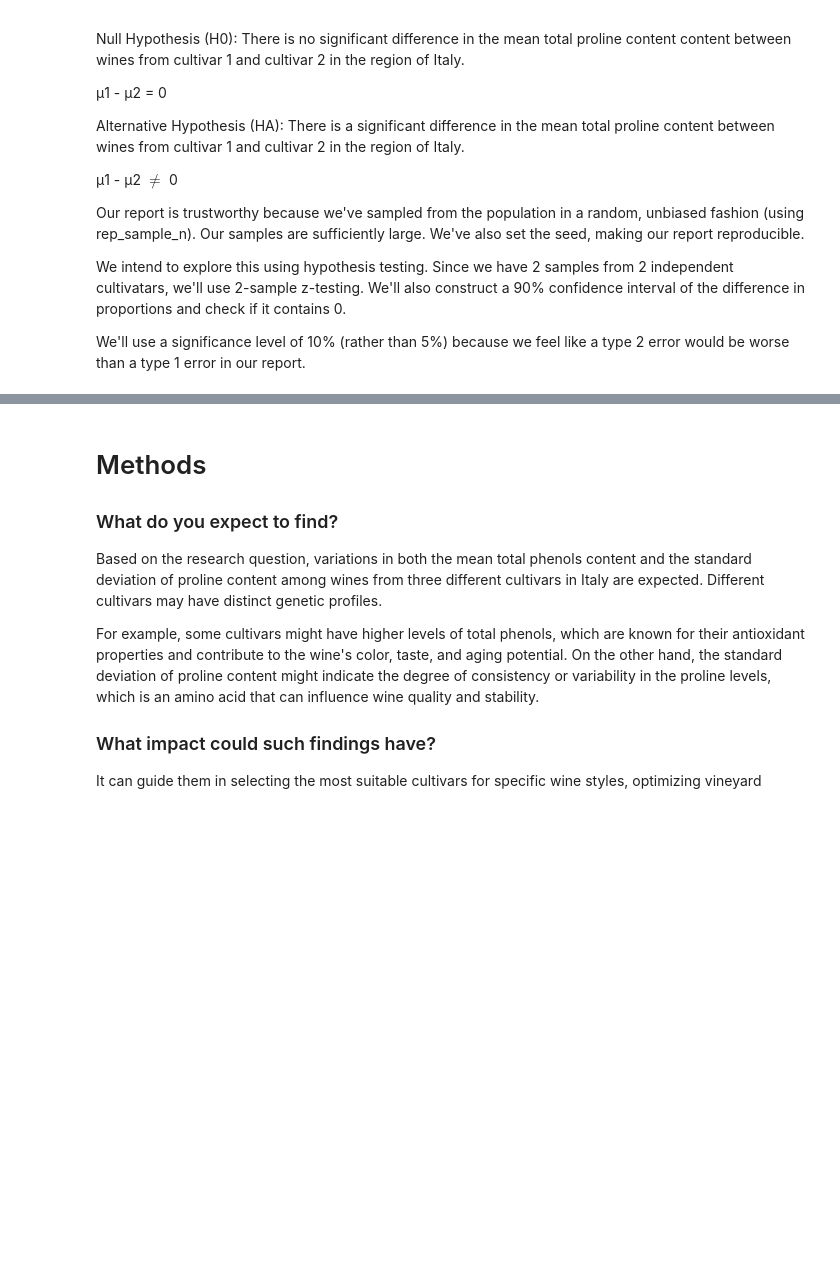
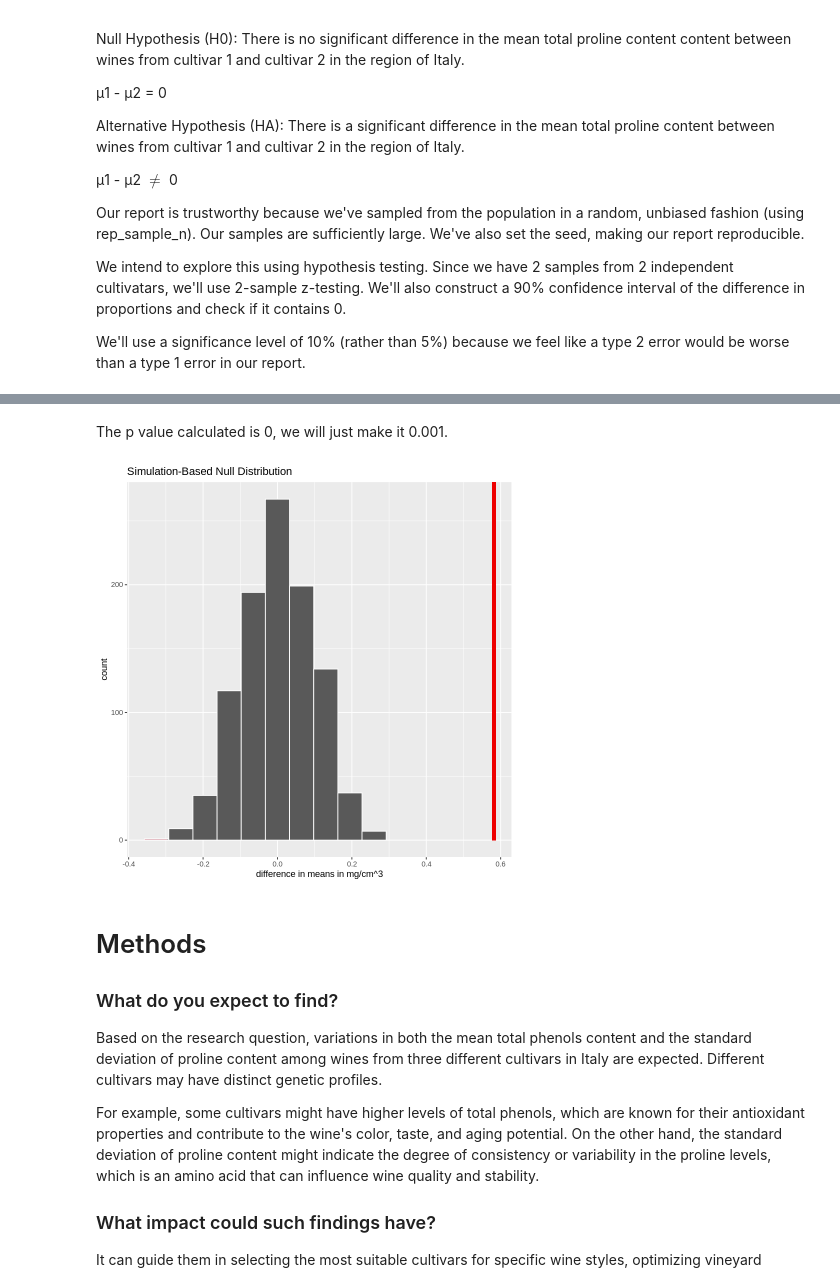
Before and after one commit to lyl1220/Stat201_Project, a Jupyter notebook: w group proposal.ipynb, the cells around one changed output, grey strips where cells are left out. Saved outputs shown, nothing was run; the diff lists cells and outputs as text; code cells hidden in the pictures; blank space fills up the shorter version.

Commit message:
mean of phenol

```diff
--- a/w group proposal.ipynb
+++ b/w group proposal.ipynb
@@ -139,3 +157,7 @@ Our report is trustworthy because we've sampled from the population in a random,
 We intend to explore this using hypothesis testing. Since we have 2 samples from 2 independent cultivatars, we'll use 2-sample z-testing. We'll also construct a 90% confidence interval of the difference in proportions and check if it contains 0.
 
 We'll use a significance level of 10% (rather than 5%) because we feel like a type 2 error would be worse than a type 1 error in our report.
+# %%
+observed_test_statistic <- clean_data|>specify(total_phenols~class)|>
+calculate(stat="diff in means",order=c("1","2"))
+observed_test_statistic
@@ -141,0 +169,6 @@ We'll use a significance level of 10% (rather than 5%) because we feel like a ty
+# %%
+null<-clean_data|>specify(total_phenols~class)|>
+hypothesize(null="independence")|>
+generate(reps=1000, type="permute")|>
+calculate(stat="diff in means",order=c("1","2"))
+null
@@ -142,3 +196,11 @@ We'll use a significance level of 10% (rather than 5%) because we feel like a ty
+# %% [markdown]
+The p value calculated is 0, we will just make it 0.001.
+# %%
+plot<-null|>visualize(bins=10)+shade_p_value(obs_stat=observed_test_statistic,direction="both")+
+labs(x="difference in means in mg/cm^3")
+plot
+# %% [output]
+[figure, added]
 # %% [markdown]
 # Methods
 ### What do you expect to find?
```
Also changed, not shown: parts of 4 cells of this notebook.
